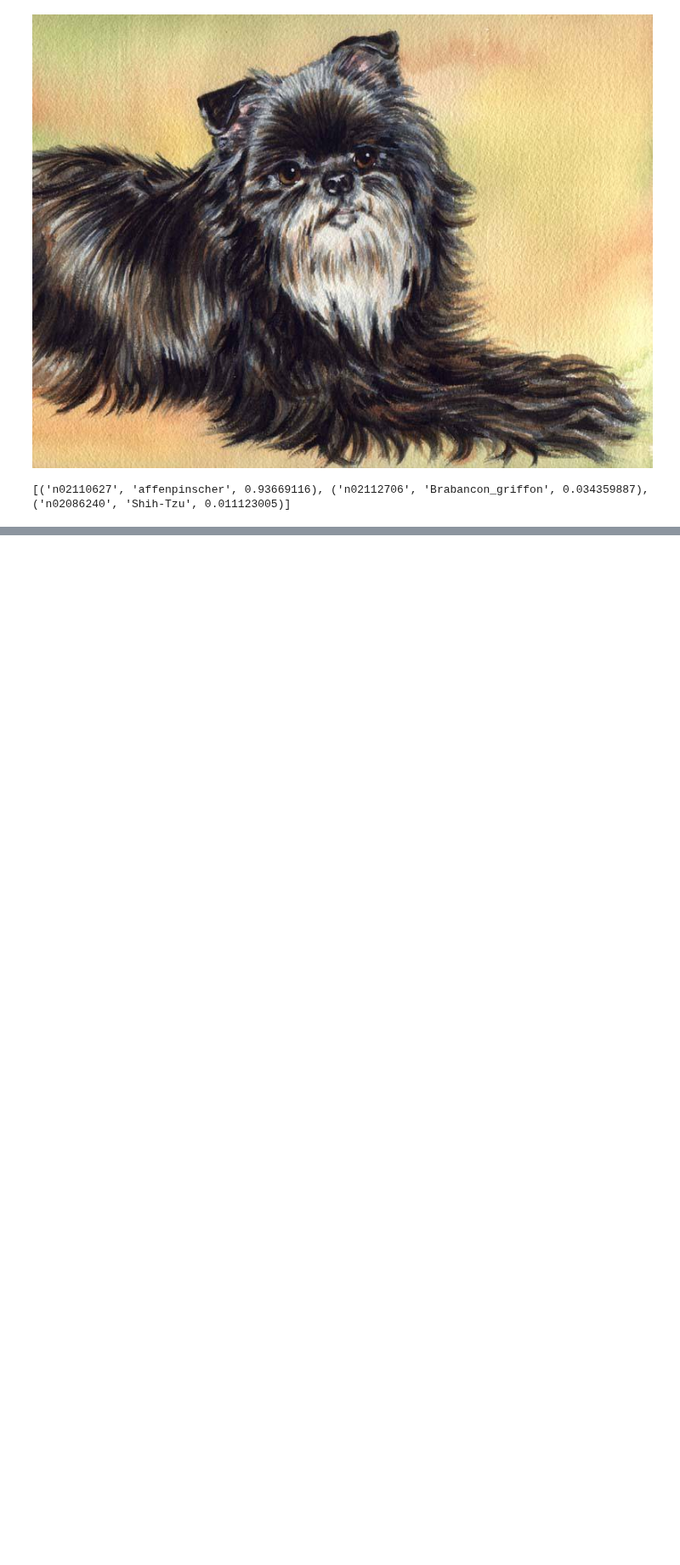
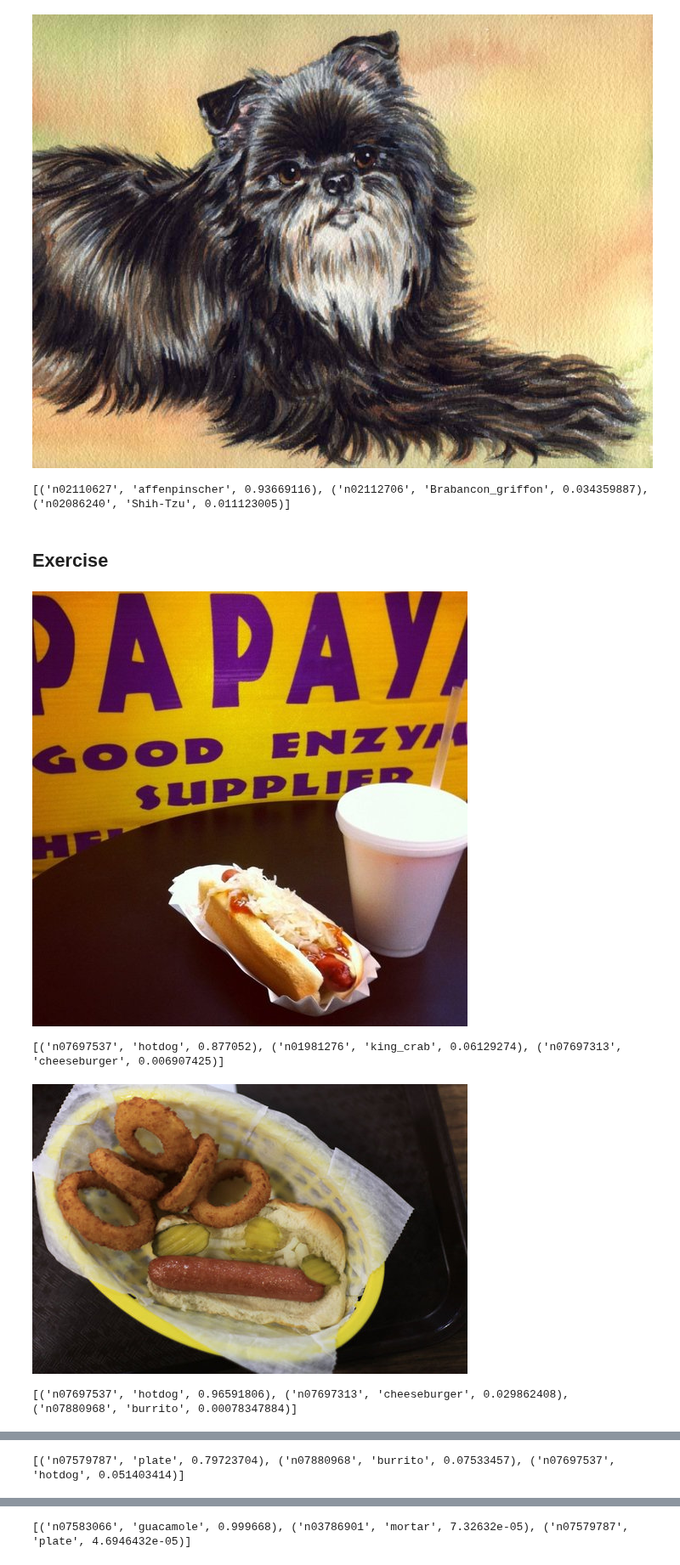
Before and after one commit to data-droid/study, a Jupyter notebook: kaggleLearn/DeepLearning/1_TensorFlow_Keras.ipynb, the cells around one changed output, grey strips where cells are left out. Shown at 85% size. Saved outputs shown, nothing was run; the diff lists cells and outputs as text; code cells hidden in the pictures; blank space fills up the shorter version.

Commit message:
hot dog exercise

```diff
--- a/kaggleLearn/DeepLearning/1_TensorFlow_Keras.ipynb
+++ b/kaggleLearn/DeepLearning/1_TensorFlow_Keras.ipynb
@@ -49,3 +49,53 @@ for i, img_path in enumerate(img_paths):
 [('n02105855', 'Shetland_sheepdog', 0.9133949), ('n02106030', 'collie', 0.0814524), ('n02105056', 'groenendael', 0.0010965448)]
 [figure]
 [('n02110627', 'affenpinscher', 0.93669116), ('n02112706', 'Brabancon_griffon', 0.034359887), ('n02086240', 'Shih-Tzu', 0.011123005)]
+# %% [markdown]
+## Exercise
+# %%
+# Create Image Paths
+import os
+from os.path import join
+
+hot_dog_image_dir = '../../../Data/hot-dog-not-hot-dog/train/hot_dog'
+hot_dog_paths = [join(hot_dog_image_dir,filename) for filename in
+                            ['1000288.jpg',
+                             '127117.jpg']]
+
+not_hot_dog_image_dir = '../../../Data/hot-dog-not-hot-dog/train/not_hot_dog'
+not_hot_dog_paths = [join(not_hot_dog_image_dir, filename) for filename in
+                            ['823536.jpg',
+                             '99890.jpg']]
+
+img_paths = hot_dog_paths + not_hot_dog_paths
+# %%
+# Run an Example Model
+from IPython.display import Image, display
+from utils.decode_predictions import decode_predictions
+import numpy as np
+from tensorflow.keras.applications.resnet50 import preprocess_input
+from tensorflow.keras.applications import ResNet50
+from tensorflow.keras.preprocessing.image import load_img, img_to_array
+
+image_size = 224
+
+def read_and_prep_images(img_paths, img_height=image_size, img_width=image_size):
+    imgs = [load_img(img_path, target_size=(img_height, img_width)) for img_path in img_paths]
+    img_array = np.array([img_to_array(img) for img in imgs])
+    output = preprocess_input(img_array)
+    return(output)
+
+my_model = ResNet50(weights='../../../Data/resnet50/resnet50_weights_tf_dim_ordering_tf_kernels.h5')
+test_data = read_and_prep_images(img_paths)
+preds = my_model.predict(test_data)
+
+most_likely_labels = decode_predictions(preds, top=3,class_list_path='../../../Data/resnet50/imagenet_class_index.json')
+# %%
+# Visualize Predictions
+for i, img_path in enumerate(img_paths):
+    display(Image(img_path))
+    print(most_likely_labels[i])
+# %% [output]
+[figure, added]
+[('n07697537', 'hotdog', 0.877052), ('n01981276', 'king_crab', 0.06129274), ('n07697313', 'cheeseburger', 0.006907425)]
+[figure, added]
+[('n07697537', 'hotdog', 0.96591806), ('n07697313', 'cheeseburger', 0.029862408), ('n07880968', 'burrito', 0.00078347884)]
@@ -51,0 +103 @@ for i, img_path in enumerate(img_paths):
+[('n07579787', 'plate', 0.79723704), ('n07880968', 'burrito', 0.07533457), ('n07697537', 'hotdog', 0.051403414)]
@@ -51,0 +105 @@ for i, img_path in enumerate(img_paths):
+[('n07583066', 'guacamole', 0.999668), ('n03786901', 'mortar', 7.32632e-05), ('n07579787', 'plate', 4.6946432e-05)]
```
Also changed, not shown: parts of 7 cells of this notebook.
